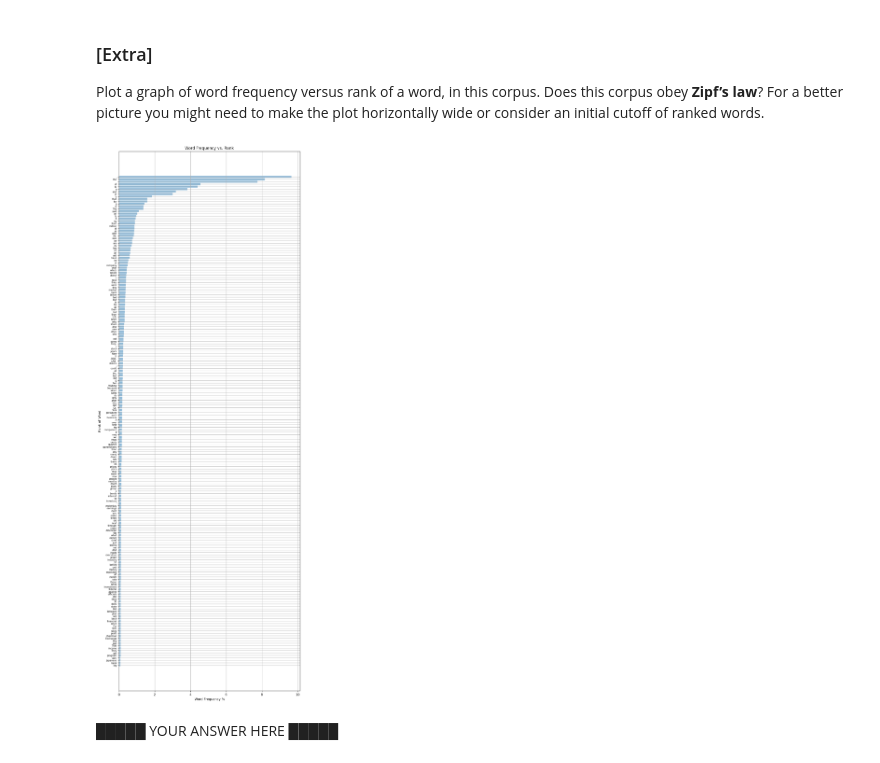
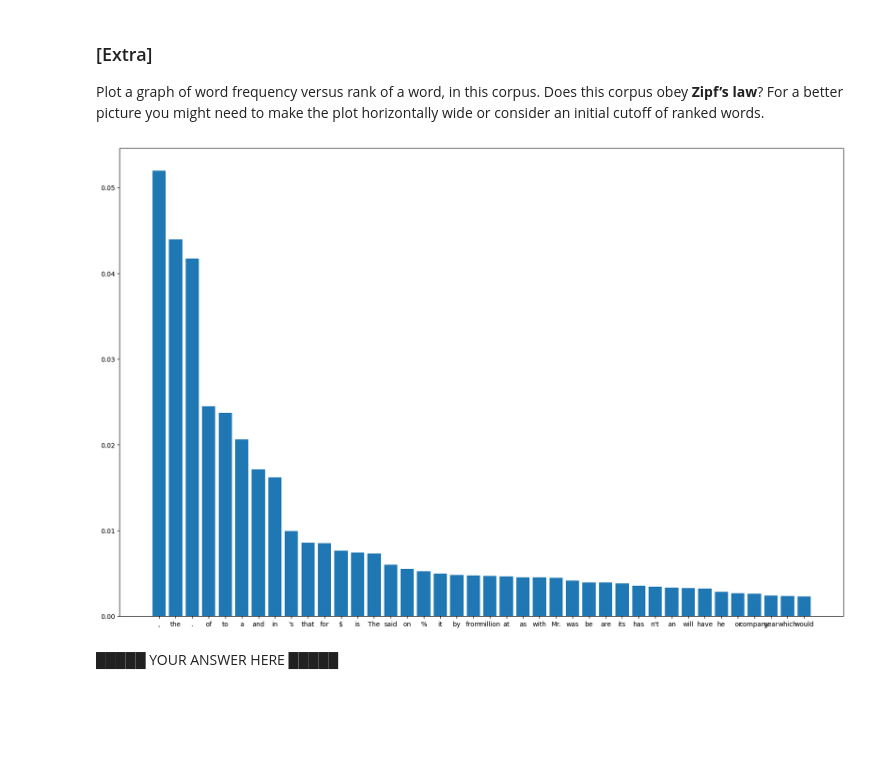
Before and after one commit to GR-TheArchitect/NLP, a Jupyter notebook: Assignment 01/AI_NLP_A1_stud_23_24.ipynb, the cells around one changed output. Cells and saved outputs as stored; diff of their text form; code cells hidden in the pictures; blank space fills up the shorter version.

```diff
--- a/Assignment 01/AI_NLP_A1_stud_23_24.ipynb
+++ b/Assignment 01/AI_NLP_A1_stud_23_24.ipynb
@@ -173,41 +202,24 @@ Svantaggio: A notable downside is the loss of information about proper nouns and
 ### [Extra]
 
 Plot a graph of word frequency versus rank of a word, in this corpus. Does this corpus obey **Zipf’s law**? For a better picture you might need to make the plot horizontally wide or consider an initial cutoff of ranked words.
-# %%
-## YOUR CODE HERE ##
-
-# Sort the vocabulary by frequency
-sorted_vocab = sorted(vocab_counter_original.items(), key=lambda x: x[1], reverse=True)[0:200]
-
-# Extract ranks and frequencies
-ranks = range(1, len(sorted_vocab) + 1)
-frequencies = [freq for word, freq in sorted_vocab]
-
-total_frequency = sum(frequencies)
-# compute the percentages of frequencies
-percentages = [(freq / total_frequency) * 100 for freq in frequencies]
-
-"""
-# Plot word frequency versus rank
-plt.figure(figsize=(20, 7))
-plt.plot(ranks, frequencies)
-plt.xlabel('Rank of Word')
-plt.ylabel('Word Frequency')
-plt.title('Word Frequency vs. Rank')
-plt.grid(True)
-plt.show()"""
-
-plt.figure(figsize=(10, 30))
-plt.barh(range(len(sorted_vocab)), percentages, align='center', alpha=0.5)
-plt.yticks(range(len(sorted_vocab)), [word for word, freq in sorted_vocab],fontsize=7)
-plt.xlabel('Word Frequency %')
-plt.ylabel('Rank of Word')
-plt.title('Word Frequency vs. Rank')
-plt.gca().invert_yaxis()
-plt.grid(True)
-plt.show()
-# %% [output]
-[figure, removed]
+# %%
+## YOUR CODE HERE ##
+def produce_token_zipfs_analysis(df):
+  plt.figure(figsize=(20,13))
+
+  c_tokens = Counter(df["tokens"])
+  dic = c_tokens.most_common(40) #we output the most frequent 50 tokens
+  token_placeholder = [placeholder[0] for placeholder in dic]
+  token_frequency = [tokens[1]/df['tokens'].size for tokens in dic]
+
+  plt.bar(token_placeholder, token_frequency)
+
+  return
+
+dic = produce_token_zipfs_analysis(df)
+dic
+# %% [output]
+[figure, added]
 # %% [markdown]
 █████ YOUR ANSWER HERE █████
 # %% [markdown]
```
Also changed, not shown: parts of 29 cells of this notebook.
